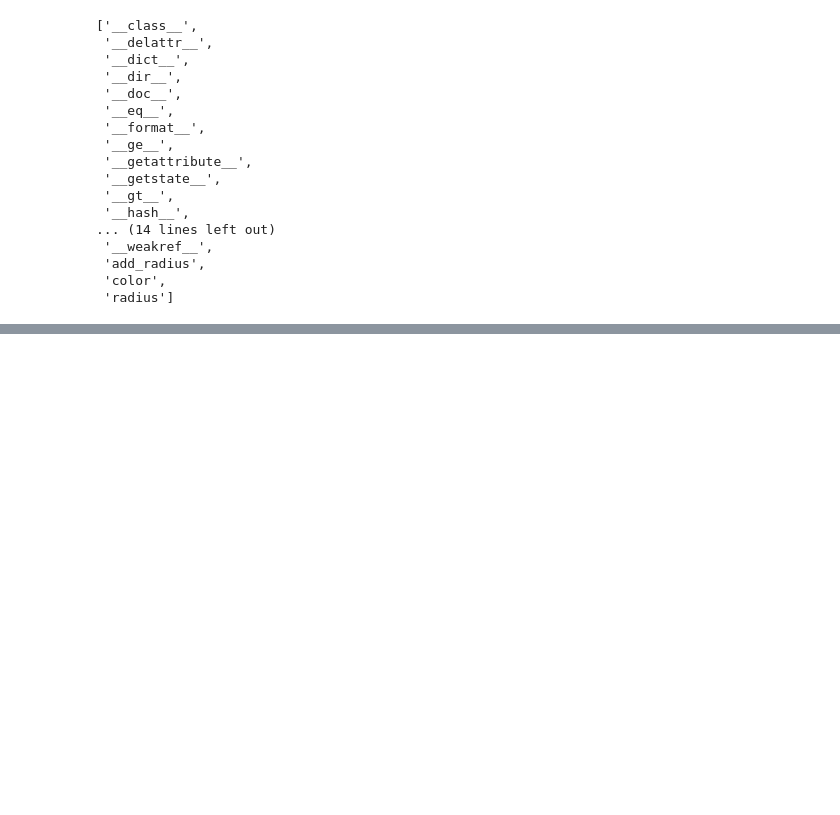
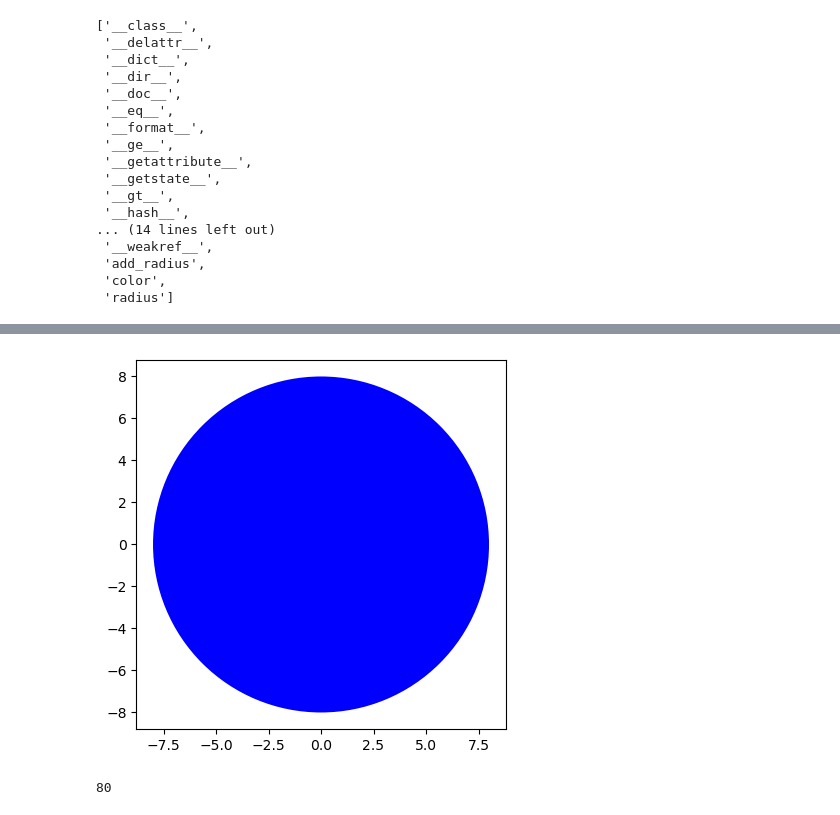
Before and after one commit to ngonied/PythonForDSAIandDev, a Jupyter notebook: Jup1.ipynb, the cells around one changed output, grey strips where cells are left out. Drawn from its saved outputs; the diff is of its cells as text; code cells hidden in the pictures; blank space fills up the shorter version.

```diff
--- a/Jup1.ipynb
+++ b/Jup1.ipynb
@@ -424,0 +478,2 @@ dir(RedCircle)
+# %%
+BlueCircle = Circle(5, "blue")
@@ -424,0 +484,15 @@ dir(RedCircle)
+# %%
+BlueCircle.drawCircle()
+# %% [output]
+[figure, added]
+# %%
+class Graph():
+    def __init__(self, id):
+        self.id = id
+        self.id = 80
+
+
+val = Graph(200)
+print(val.id)
+# %% [output]
+80
```
Also changed, not shown: parts of 6 cells of this notebook, 5 other files.
